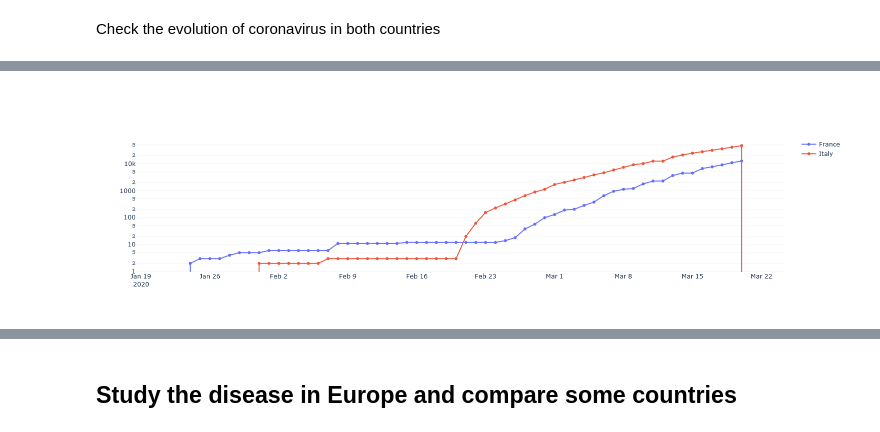
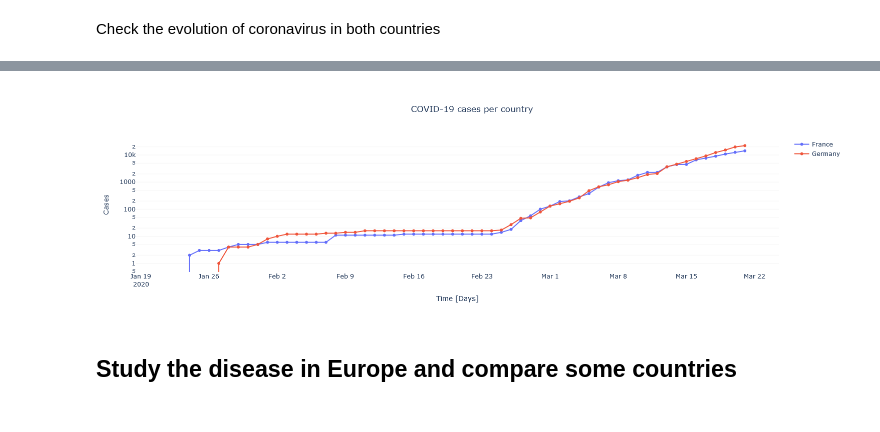
Before and after one commit to jsayri/analysis, a Jupyter notebook: COVID19_analysis/notebooks/countries_comparison.ipynb, the cells around one changed output, grey strips where cells are left out. Cells and saved outputs as stored; diff of their text form; code cells hidden in the pictures.

```diff
--- a/COVID19_analysis/notebooks/countries_comparison.ipynb
+++ b/COVID19_analysis/notebooks/countries_comparison.ipynb
@@ -119,28 +91,4 @@ Warning: France has more than one Province/State, only mainland was taken
-# %%
-# Compare confirmed cases in France and Italy
-fig = go.Figure()
-
-fig.add_trace(
-    go.Scatter(
-        mode='lines+markers',
-        name = c1_name,
-        x = c1_cases.index,
-        y = c1_cases.values
-    ))
-fig.add_trace(
-    go.Scatter(
-        mode='lines+markers',
-        name = c2_name,
-        x = c2_cases.index,
-        y = c2_cases.values
-    ))
-
-# change y axis grid options
-fig.update_yaxes(showgrid=True, gridwidth=.3, gridcolor='gainsboro')
-
-# change background color, yaxis type and horizontal bar selector
-fig.update_layout(plot_bgcolor='white', yaxis_type="log", xaxis_rangeslider_visible=False)
-
-fig.show()
-# %% [output]
-[figure, removed]
+# %%
+ctry_list = ['France', 'Germany']
+dplot.disp_countries_comp(df_c, ctry_list)
+# %% [output]
@@ -147,3 +97,4 @@ fig.show()
+[figure, added]
 # %% [markdown]
 ## Study the disease in Europe and compare some countries
 # %% [markdown]
```
Also changed, not shown: parts of 17 cells of this notebook, 3 other files.
